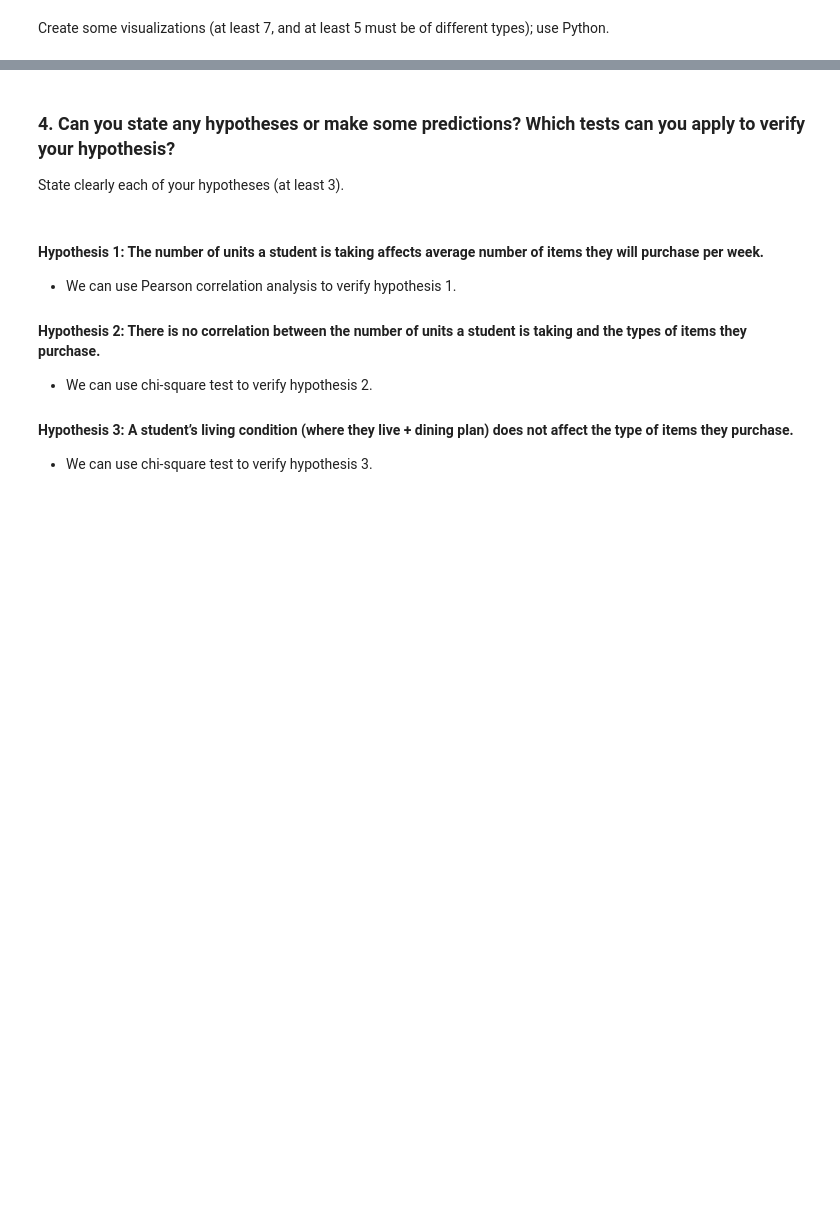
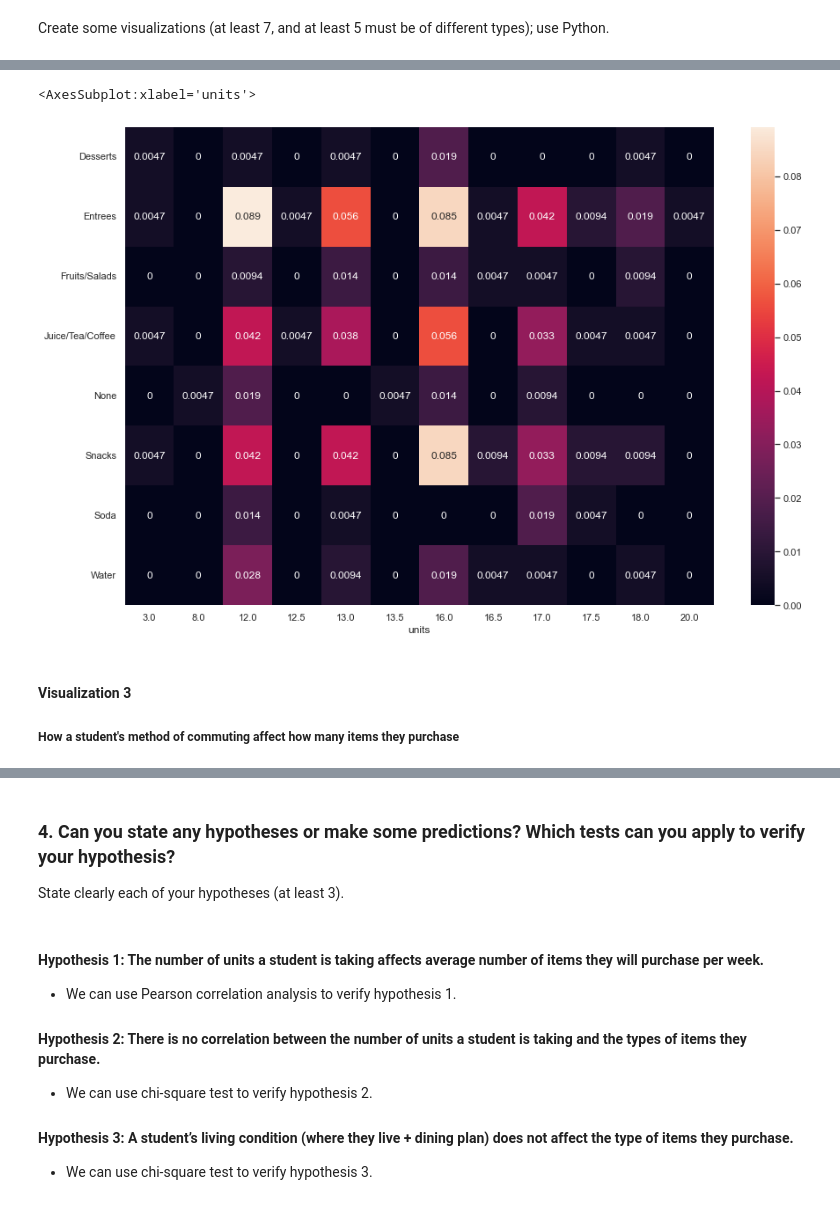
Before and after one commit to PikaSannnnn/cs105minproject, a Jupyter notebook: miniproject.ipynb, the cells around one changed output, grey strips where cells are left out. Saved outputs shown, nothing was run; the diff lists cells and outputs as text; code cells hidden in the pictures; blank space fills up the shorter version.

```diff
--- a/miniproject.ipynb
+++ b/miniproject.ipynb
@@ -120,0 +139,7 @@ data.loc[data['units'] > 28.0]
+# %%
+# Filter and drop invalid responses: if avg purchases != 0.0, but items = 0.0
+invalid_purchases = data.loc[(data['items'] == '') & (data['avg purchases'] != 0.0)]
+display(invalid_purchases)   # For displaying/testing purposes
+
+data.drop(index=invalid_purchases.index.values, inplace=True)
+data.loc[(data['items'] == '') & (data['avg purchases'] != 0.0)]   # For displaying/testing purposes
@@ -120,0 +151,15 @@ data.loc[data['units'] > 28.0]
+# %%
+units = pd.DataFrame(data.units)
+
+# splitting item purchased of each into a list
+indv_items = pd.DataFrame(data['items'].apply(lambda x: x.split(', ')))
+indv_items['indx'] = pd.DataFrame(range(0, max_num), columns=['indx'])
+
+# convert list into appropriate columns and data values to True/False
+indv_items = pd.pivot_table(indv_items.explode('items'),
+                            values='items', index='indx',
+                            columns='items', aggfunc=lambda x: True)
+indv_items = indv_items.fillna(False)
+indv_items = indv_items.rename(columns={'' : 'None'})
+units_types = units.join(indv_items)
+units_types
@@ -180,0 +218,8 @@ Create some visualizations (at least 7, and at least 5 must be of different type
+# %%
+# Create joint distribution table
+units_types_ct = pd.pivot_table(units_types, index='units', aggfunc='sum')
+display(units_types_ct)
+
+# Sum of total # total different items
+sums = sum(units_types_ct.sum())
+sums
@@ -180,0 +242,4 @@ Create some visualizations (at least 7, and at least 5 must be of different type
+# %%
+# Normalize Join Table
+units_types_ct_norm = units_types_ct / sums
+units_types_ct_norm
@@ -180,0 +261,9 @@ Create some visualizations (at least 7, and at least 5 must be of different type
+# %%
+sns.set(rc={"figure.figsize":(15, 10)})
+sns.heatmap(data=units_types_ct_norm.transpose(), annot=True)
+# %% [output]
+<AxesSubplot:xlabel='units'>
+[figure, added]
+# %% [markdown]
+#### Visualization 3
+##### How a student's method of commuting affect how many items they purchase
```
Also changed, not shown: parts of 48 cells of this notebook, 3 other files.
